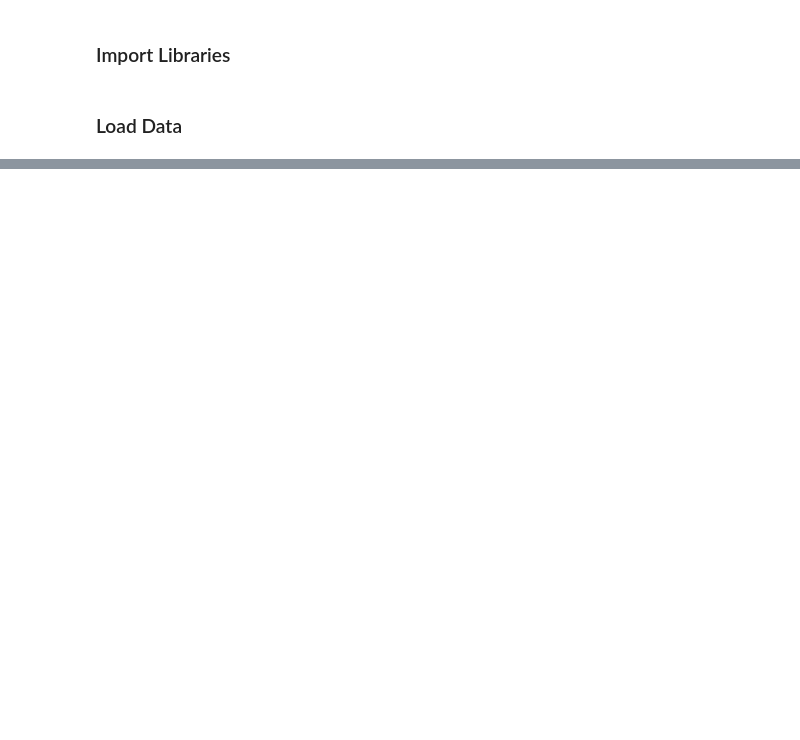
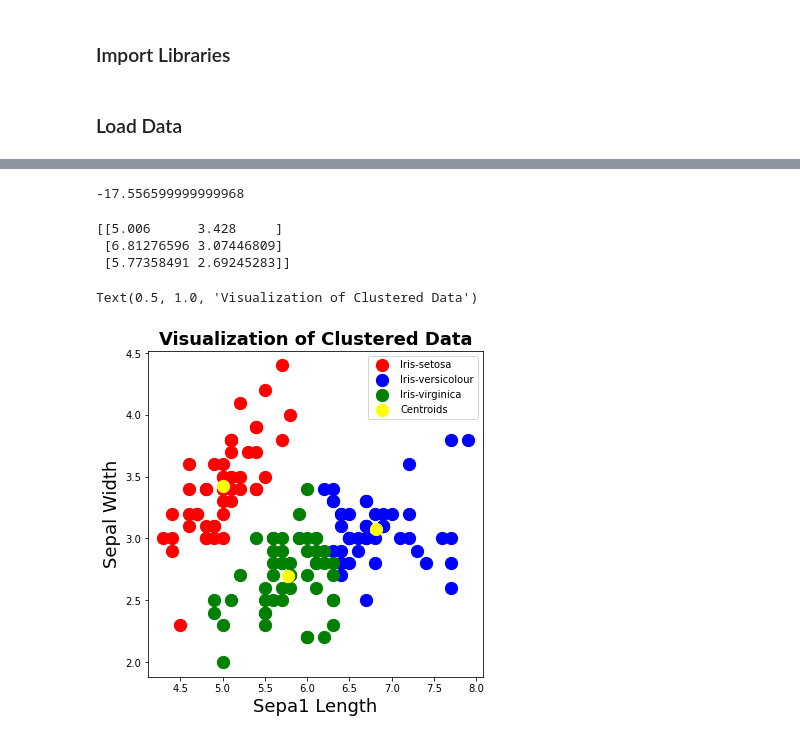
Before and after one commit to pcaulfie/sqrt2, a Jupyter notebook: Tasks2020.ipynb, the cells around one changed output, grey strips where cells are left out. Saved outputs shown, nothing was run; the diff lists cells and outputs as text; code cells hidden in the pictures; blank space fills up the shorter version.

```diff
--- a/Tasks2020.ipynb
+++ b/Tasks2020.ipynb
@@ -604,3 +664,37 @@ axes[1].set_title('Predicted', fontsize=18)
+# %%
+# Pick a value for k (the number of clusters to create)
+km2 = skcl.KMeans(n_clusters = 3, init = 'k-means++', max_iter = 300, n_init = 10, random_state = 0)
+y_kmeans2 = km2.fit_predict(X)
+print(km2.score(X[y_kmeans2]))
+# %% [output]
+-17.556599999999968
+# %%
+centers2 = km2.cluster_centers_
+print(centers2)
+# %% [output]
+[[5.006      3.428     ]
+ [6.81276596 3.07446809]
+ [5.77358491 2.69245283]]
+# %%
+#Visualising the clusters
+plt.figure(figsize=(6,6))
+plt.scatter(X[y_kmeans2 == 0, 0], X[y_kmeans2 == 0, 1], s = 150, c = 'red', label = 'Iris-setosa')
+plt.scatter(X[y_kmeans2 == 1, 0], X[y_kmeans2 == 1, 1], s = 150, c = 'blue', label = 'Iris-versicolour')
+plt.scatter(X[y_kmeans2 == 2, 0], X[y_kmeans2 == 2, 1], s = 150, c = 'green', label = 'Iris-virginica')
+
+#Plotting the centroids of the clusters
+plt.scatter(centers2[:, 0], centers2[:,1], s = 150, c = 'yellow', label = 'Centroids')
+
+
+plt.legend()
+#plt.xlim([4, 8])
+#plt.ylim([2, 4.5])
+plt.xlabel('Sepa1 Length', fontsize=18)
+plt.ylabel('Sepal Width', fontsize=18)
+plt.title('Visualization of Clustered Data', fontsize=18, fontweight='bold')
+# %% [output]
+Text(0.5, 1.0, 'Visualization of Clustered Data')
+[figure, added]
 # %% [markdown]
 ## References:
 
```
Also changed, not shown: parts of 10 cells of this notebook.
